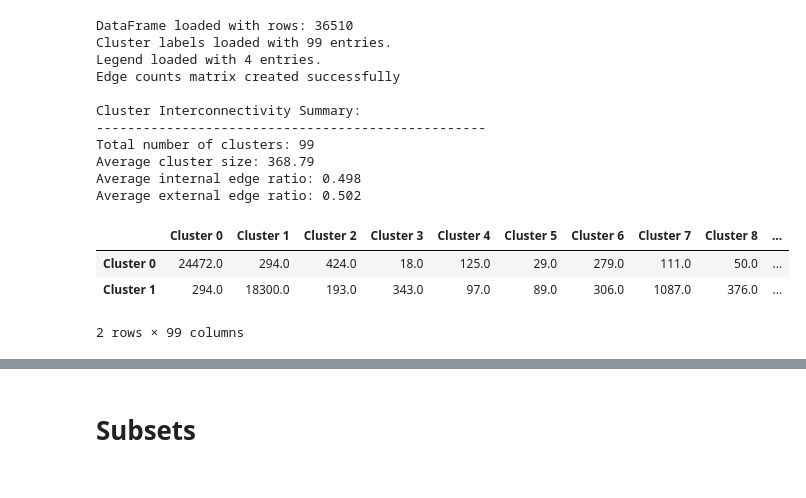
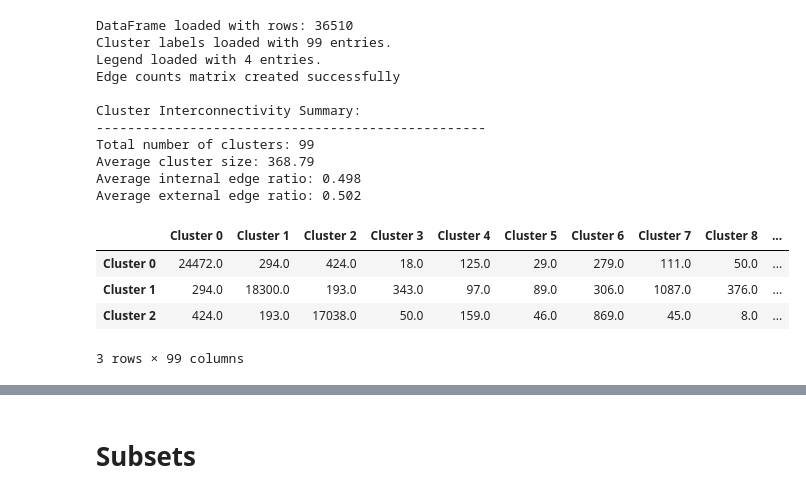
Before and after one commit to jarolim14/SSRI-Evolution, a Jupyter notebook: notebooks/09.1-ClusterIntercon.ipynb, the cells around one changed output, grey strips where cells are left out. Drawn from its saved outputs; the diff is of its cells as text; code cells hidden in the pictures.

```diff
--- a/notebooks/09.1-ClusterIntercon.ipynb
+++ b/notebooks/09.1-ClusterIntercon.ipynb
@@ -291,6 +291,7 @@ class ClusterAnalyzer:
         cluster_type="All",
         diag_excluded=True,
         cap_max_percentile=None,
+        fileprefix="heatmap",
     ):
         """
         Plot heatmap for cluster interconnectivity.
@@ -341,9 +342,9 @@ class ClusterAnalyzer:
         plt.tight_layout()
 
         # Save figure
-        heatmap_filename = f"heatmap_undirected_{cluster_type}_{datetime.now().strftime('%Y%m%d_%H%M%S')}.png"
+        heatmap_filename = f"{fileprefix}_{cluster_type}_{datetime.now().strftime('%Y%m%d_%H%M%S')}.png"
         output_path = self.output_dir
-        plt.savefig(os.path.join(output_path, heatmap_filename), dpi=400)
+        plt.savefig(os.path.join(output_path, "figures", heatmap_filename), dpi=400)
         plt.show()
         plt.close()
 # %%
@@ -403,9 +404,10 @@ Average cluster size: 368.79
 Average internal edge ratio: 0.498
 Average external edge ratio: 0.502
 # %%
-edge_counts_df.head(2)
+edge_counts_df.head(3)
 # %% [output]
 |  | Cluster 0 | Cluster 1 | Cluster 2 | Cluster 3 | Cluster 4 | Cluster 5 | Cluster 6 | Cluster 7 | Cluster 8 | ... |
 | Cluster 0 | 24472.0 | 294.0 | 424.0 | 18.0 | 125.0 | 29.0 | 279.0 | 111.0 | 50.0 | ... |
 | Cluster 1 | 294.0 | 18300.0 | 193.0 | 343.0 | 97.0 | 89.0 | 306.0 | 1087.0 | 376.0 | ... |
+| Cluster 2 | 424.0 | 193.0 | 17038.0 | 50.0 | 159.0 | 46.0 | 869.0 | 45.0 | 8.0 | ... |
-2 rows × 99 columns
+3 rows × 99 columns
```
Also changed, not shown: parts of 7 cells of this notebook, 21 other files.
